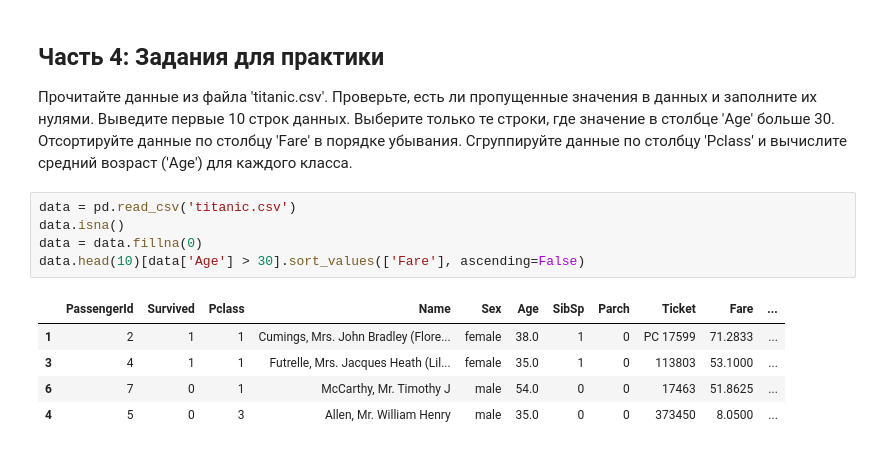
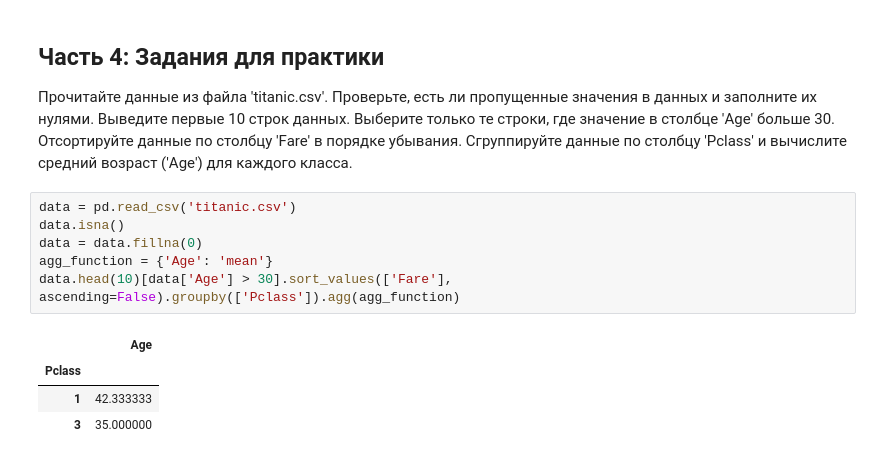
Before and after one commit to ibatuloff/MLcourse, a Jupyter notebook: lab2/pandas.ipynb, the cells around one changed output. Saved outputs shown, nothing was run; the diff lists cells and outputs as text.

```diff
--- a/lab2/pandas.ipynb
+++ b/lab2/pandas.ipynb
@@ -257,11 +257,11 @@ data.groupby(['Pclass', 'Survived']).count()
 # %%
 data = pd.read_csv('titanic.csv')
 data.isna()
 data = data.fillna(0)
-data.head(10)[data['Age'] > 30].sort_values(['Fare'], ascending=False)
+agg_function = {'Age': 'mean'}
+data.head(10)[data['Age'] > 30].sort_values(['Fare'], ascending=False).groupby(['Pclass']).agg(agg_function)
 # %% [output]
-|  | PassengerId | Survived | Pclass | Name | Sex | Age | SibSp | Parch | Ticket | Fare | ... |
-| 1 | 2 | 1 | 1 | Cumings, Mrs. John Bradley (Flore... | female | 38.0 | 1 | 0 | PC 17599 | 71.2833 | ... |
-| 3 | 4 | 1 | 1 | Futrelle, Mrs. Jacques Heath (Lil... | female | 35.0 | 1 | 0 | 113803 | 53.1000 | ... |
-| 6 | 7 | 0 | 1 | McCarthy, Mr. Timothy J | male | 54.0 | 0 | 0 | 17463 | 51.8625 | ... |
-| 4 | 5 | 0 | 3 | Allen, Mr. William Henry | male | 35.0 | 0 | 0 | 373450 | 8.0500 | ... |
+|  | Age |
+| Pclass |  |
+| 1 | 42.333333 |
+| 3 | 35.000000 |
```
Also changed, not shown: parts of 3 cells of this notebook.
